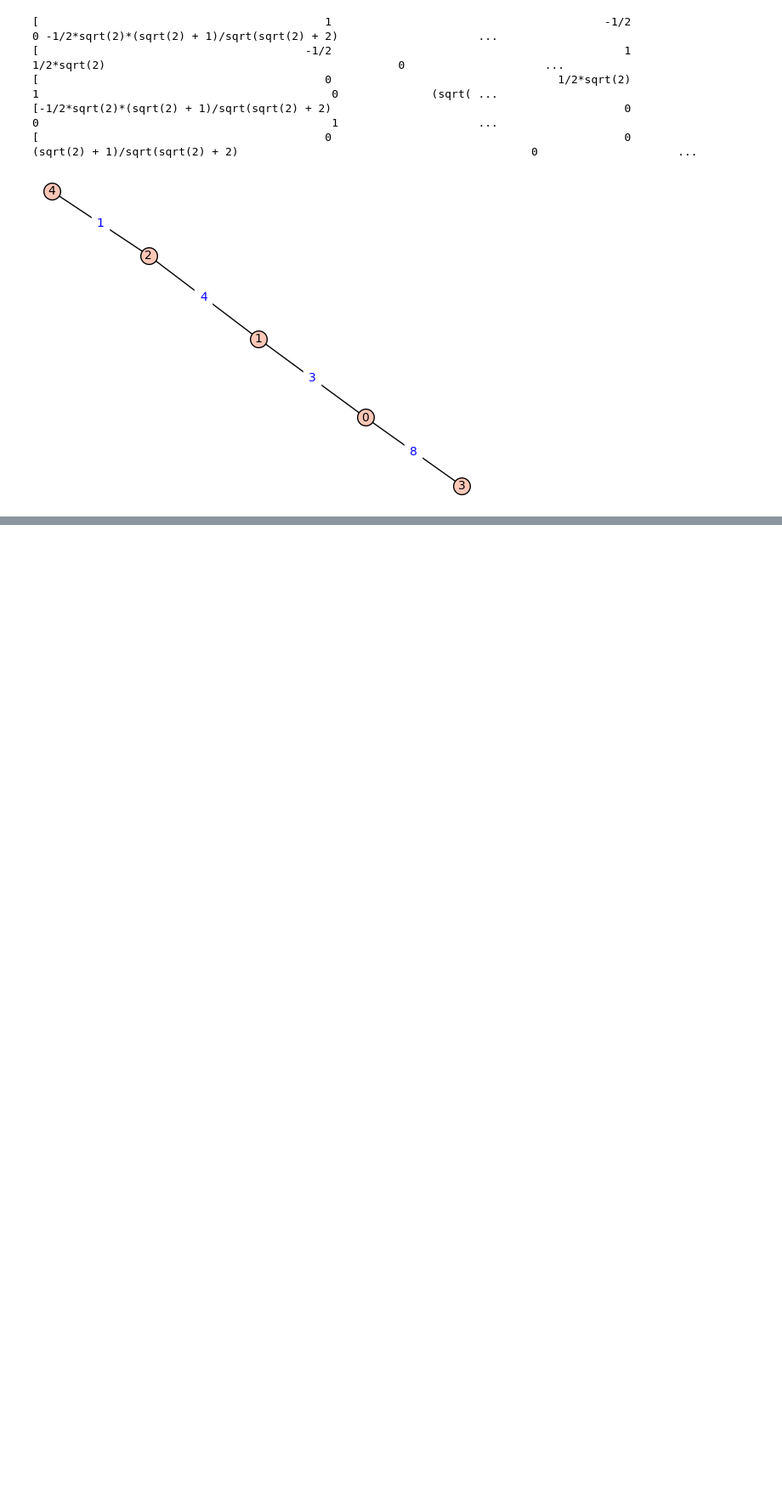
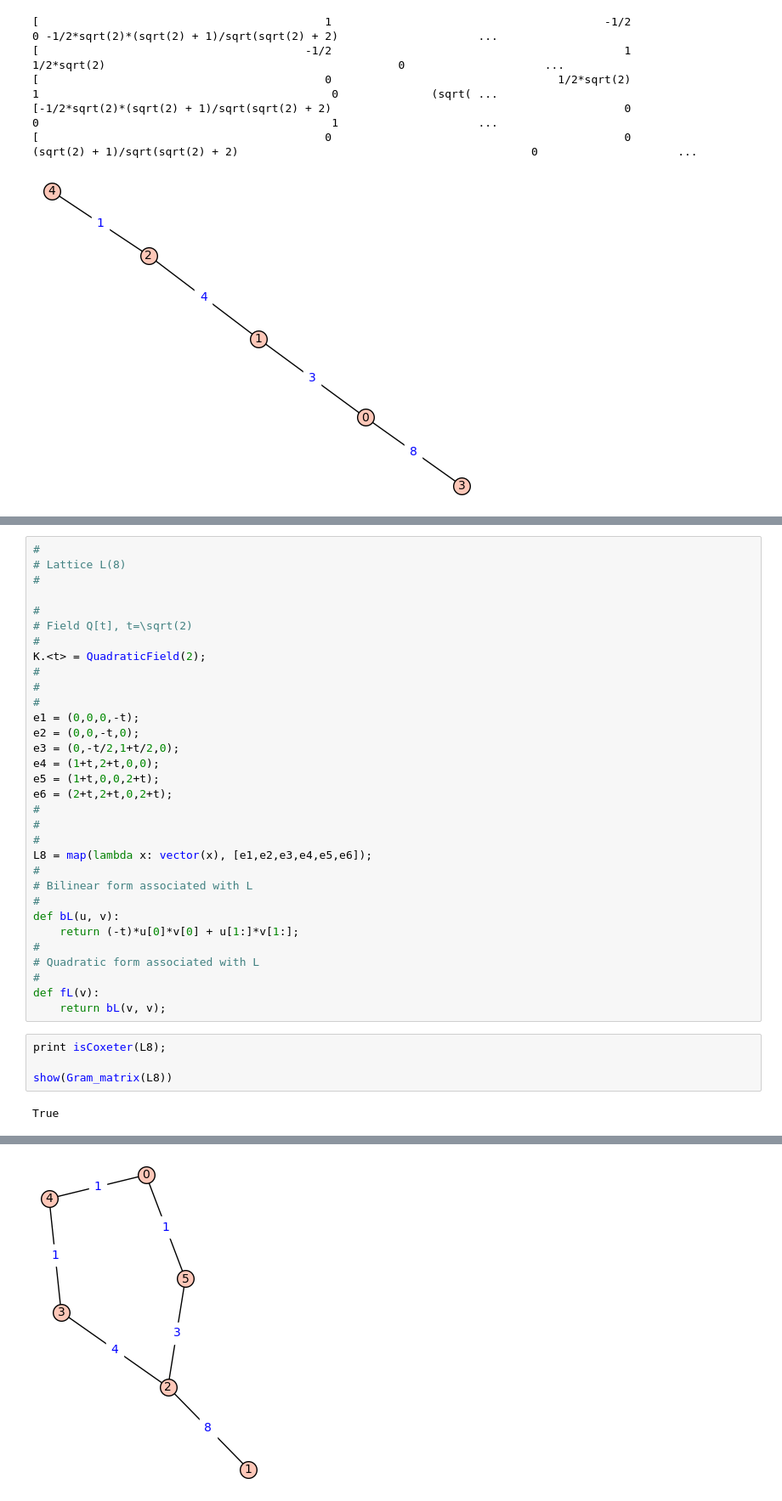
Before and after one commit to nvbogachev/OuterMostEdge, a Jupyter notebook: SmaRBA.ipynb, the cells around one changed output, grey strips where cells are left out. Shown at 85% size. Drawn from its saved outputs; the diff is of its cells as text; blank space fills up the shorter version.

```diff
--- a/SmaRBA.ipynb
+++ b/SmaRBA.ipynb
@@ -439,0 +447,38 @@ print_CoxIter(d1, 3)
+# %%
+#
+# Lattice L(8)
+#
+
+#
+# Field Q[t], t=\sqrt(2)
+#
+K.<t> = QuadraticField(2);
+#
+#
+#
+e1 = (0,0,0,-t);
+e2 = (0,0,-t,0);
+e3 = (0,-t/2,1+t/2,0);
+e4 = (1+t,2+t,0,0);
+e5 = (1+t,0,0,2+t);
+e6 = (2+t,2+t,0,2+t);
+#
+#
+#
+L8 = map(lambda x: vector(x), [e1,e2,e3,e4,e5,e6]);
+#
+# Bilinear form associated with L
+#
+def bL(u, v):
+    return (-t)*u[0]*v[0] + u[1:]*v[1:];
+#
+# Quadratic form associated with L
+#
+def fL(v):
+    return bL(v, v);
+# %%
+print isCoxeter(L8);
+
+show(Gram_matrix(L8))
+# %% [output]
+True
@@ -439,0 +491 @@ print_CoxIter(d1, 3)
+[figure, added]
```
Also changed, not shown: parts of 3 cells of this notebook.
